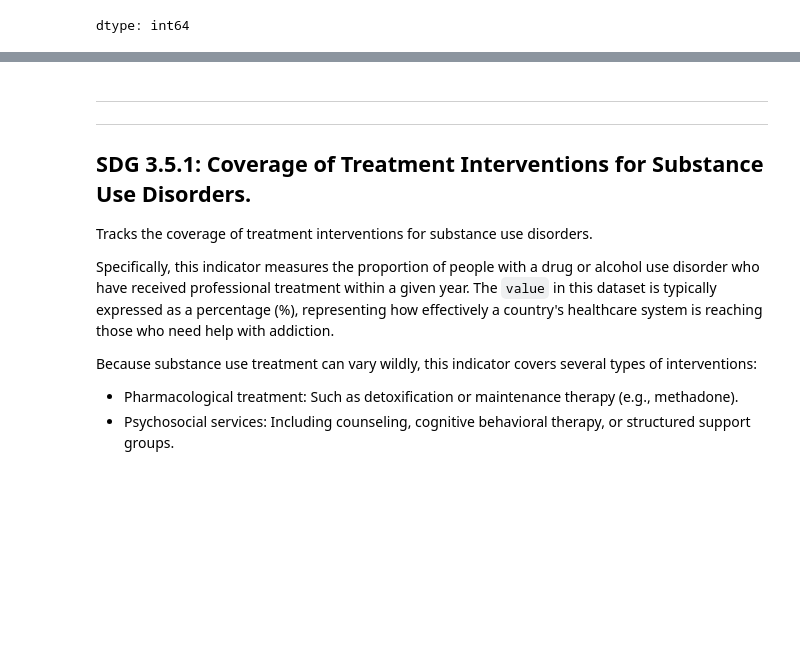
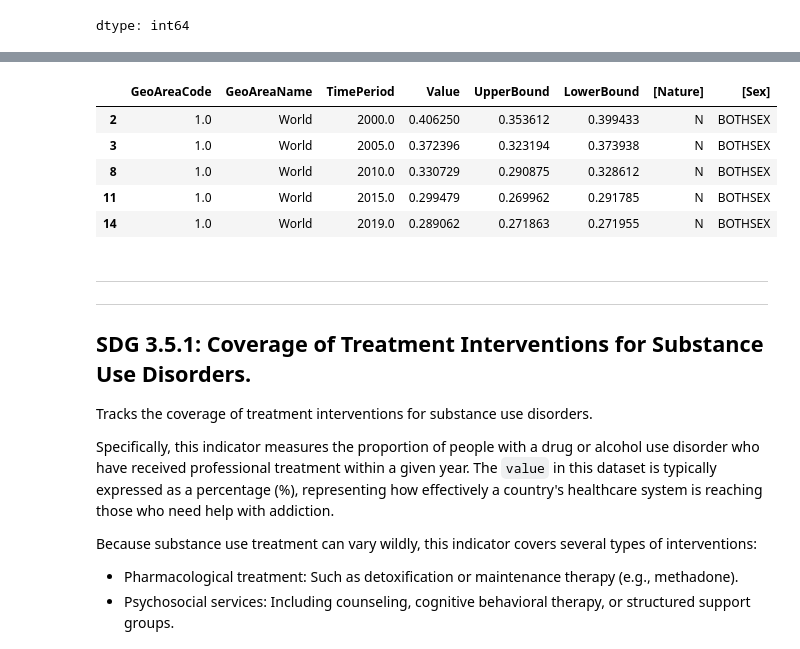
Before and after one commit to Sarkis55/UHC-and-Population-Health-Outcomes-Analysis-SDG-3-, a Jupyter notebook: UHC_and_Population_Health_Outcomes_Analysis.ipynb, the cells around one changed output, grey strips where cells are left out. Cells and saved outputs as stored; diff of their text form; code cells hidden in the pictures; blank space fills up the shorter version.

```diff
--- a/UHC_and_Population_Health_Outcomes_Analysis.ipynb
+++ b/UHC_and_Population_Health_Outcomes_Analysis.ipynb
@@ -397,0 +405,17 @@ Diseases_df.head()
+# %%
+'''
+For this scenerio, we are comparing countrywide results as a whole so we care more about gender as a population in total,
+therefore we will filter out the Sex column for just the "BOTHSEX" value
+'''
+Total_Disease_df = Diseases_df[(Diseases_df["[Sex]"] == "BOTHSEX")]
+# %%
+#Normallizing the Value, UpperBound, lowerBound columns
+Total_Disease_df["Value"] = scaler.fit_transform(Total_Disease_df[["Value"]])
+Total_Disease_df["UpperBound"] = scaler.fit_transform(Total_Disease_df[["UpperBound"]])
+Total_Disease_df["LowerBound"] = scaler.fit_transform(Total_Disease_df[["LowerBound"]])
+
+
+#Then we flip the Value, Upper and Lowerbounds that way a high value is a good thing and a low value is the bad
+Total_Disease_df.loc["Value"] = 1 - Total_Disease_df["Value"]
+Total_Disease_df.loc["UpperBound"] = 1 - Total_Disease_df["UpperBound"]
+Total_Disease_df.loc["LowerBound"] = 1 - Total_Disease_df["LowerBound"]
@@ -398,3 +440,12 @@ Diseases_df.head()
+# %%
+Total_Disease_df.head()
+# %% [output]
+|  | GeoAreaCode | GeoAreaName | TimePeriod | Value | UpperBound | LowerBound | [Nature] | [Sex] |
+| 2 | 1.0 | World | 2000.0 | 0.406250 | 0.353612 | 0.399433 | N | BOTHSEX |
+| 3 | 1.0 | World | 2005.0 | 0.372396 | 0.323194 | 0.373938 | N | BOTHSEX |
+| 8 | 1.0 | World | 2010.0 | 0.330729 | 0.290875 | 0.328612 | N | BOTHSEX |
+| 11 | 1.0 | World | 2015.0 | 0.299479 | 0.269962 | 0.291785 | N | BOTHSEX |
+| 14 | 1.0 | World | 2019.0 | 0.289062 | 0.271863 | 0.271955 | N | BOTHSEX |
 # %% [markdown]
 ---
 ---
```
Also changed, not shown: parts of 4 cells of this notebook.
